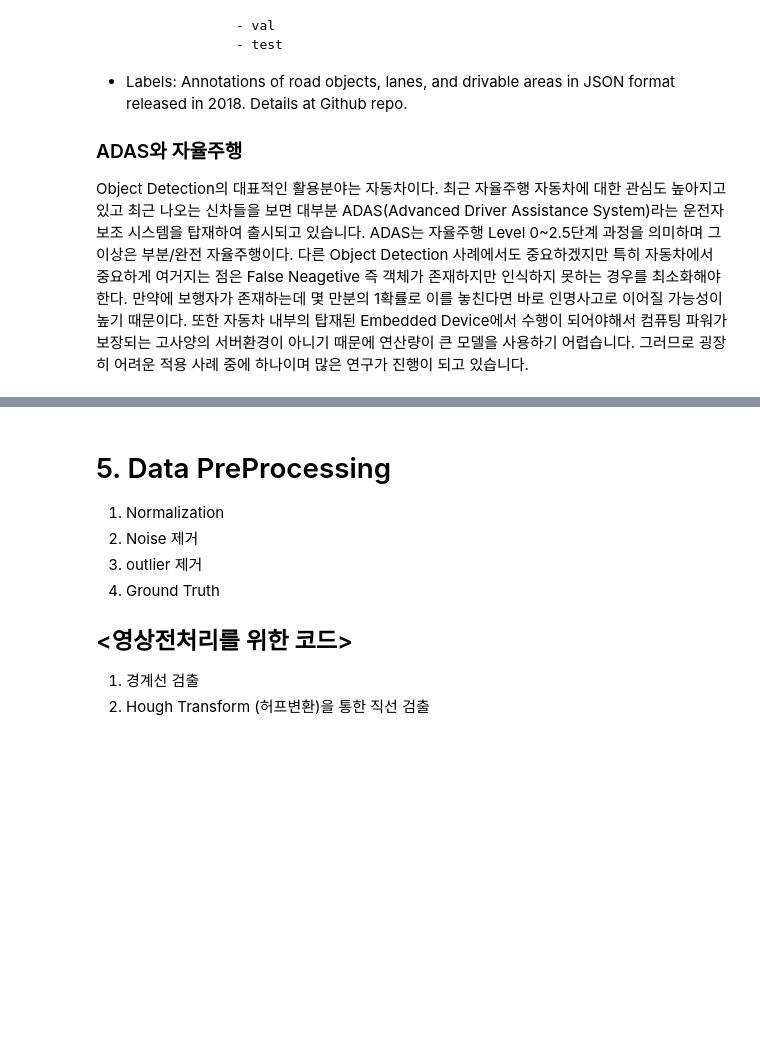
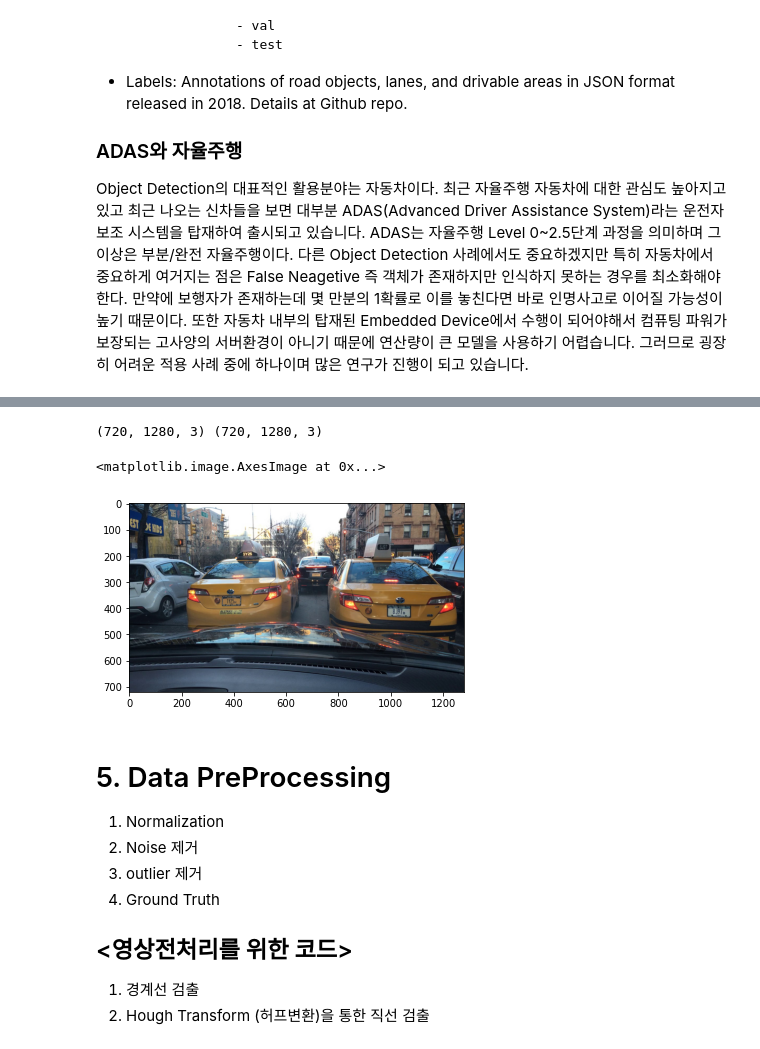
Before and after one commit to BoHye0202/Toy-Project, a Jupyter notebook: 3.Autonomous driving/Autonomous_driving.ipynb, the cells around one changed output, grey strips where cells are left out. Drawn from its saved outputs; the diff is of its cells as text; code cells hidden in the pictures; blank space fills up the shorter version.

```diff
--- a/3.Autonomous driving/Autonomous_driving.ipynb
+++ b/3.Autonomous driving/Autonomous_driving.ipynb
@@ -114,6 +120,21 @@ Ch2. 도로 차량 추적 프로젝트
 　12. 딥러닝 프로젝트 정리
 
 # 4. Data Load
+# %%
+train_url = '/content/drive/MyDrive/Colab_Notebooks/10k/train'
+val_url = '/content/drive/MyDrive/Colab_Notebooks/10k/val'
+test_url = '/content/drive/MyDrive/Colab_Notebooks/10k/test'
+
+a = cv2.imread('/content/drive/MyDrive/Colab_Notebooks/10k/train/0004a4c0-d4dff0ad.jpg')
+b = cv2.imread('/content/drive/MyDrive/Colab_Notebooks/10k/train/002bf392-acddbad2.jpg')
+print(a.shape, b.shape)
+# %% [output]
+(720, 1280, 3) (720, 1280, 3)
+# %%
+plt.imshow(a[:,:,::-1])
+# %% [output]
+<matplotlib.image.AxesImage at 0x...>
+[figure, added]
 # %% [markdown]
 # 5. Data PreProcessing
 1. Normalization
```
Also changed, not shown: parts of 5 cells of this notebook.
